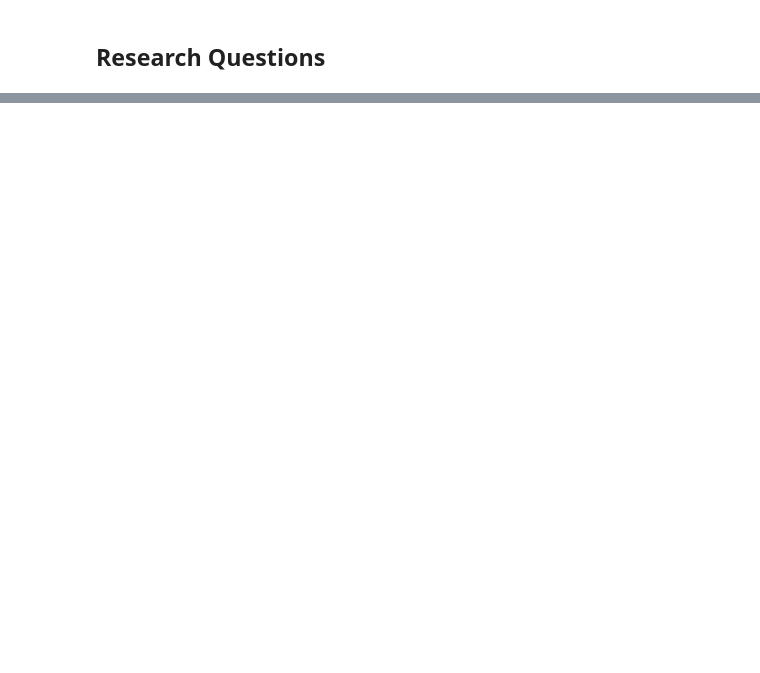
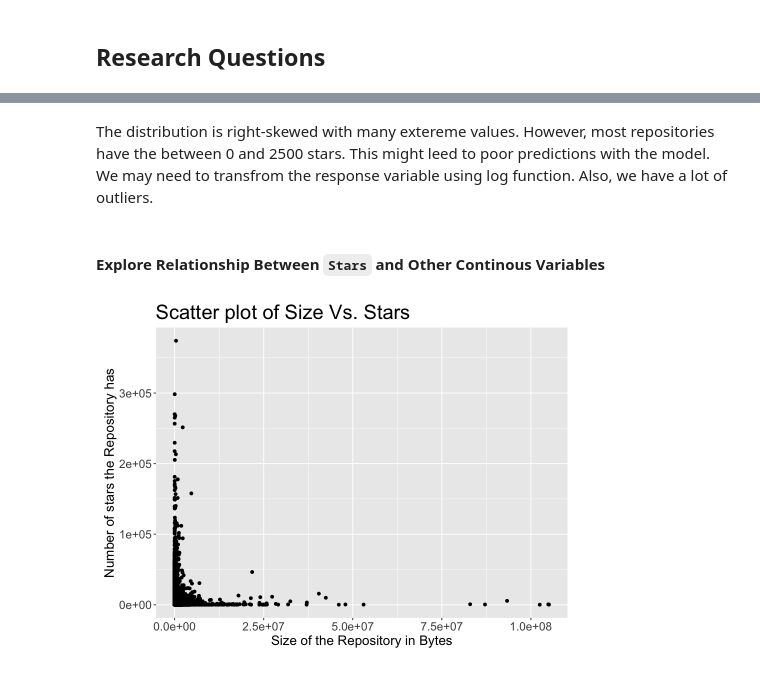
Before and after one commit to loayalabri/GitHubReposAnalysis, a Jupyter notebook: Planning_stage.ipynb, the cells around one changed output, grey strips where cells are left out. Saved outputs shown, nothing was run; the diff lists cells and outputs as text; code cells hidden in the pictures; blank space fills up the shorter version.

```diff
--- a/Planning_stage.ipynb
+++ b/Planning_stage.ipynb
@@ -64,0 +218,20 @@ In this project, we are will investigate the following questions:
+# %% [markdown]
+The distribution is right-skewed with many extereme values. However, most repositories have the between 0 and 2500 stars. This might leed to poor predictions with the model. We may need to transfrom the response variable using log function. Also, we have a lot of outliers.
+# %% [markdown]
+#### Explore Relationship Between `Stars` and Other Continous Variables
+# %%
+size_stars_plot <- git_rep %>%
+    ggplot(aes(x=Size, y = Stars)) +
+    geom_point() +
+    labs(title = "Scatter plot of Size Vs. Stars",
+    x = "Size of the Repository in Bytes",
+    y = "Number of stars the Repository has") +
+    theme(
+    plot.title = element_text(size = 24),
+    axis.title = element_text(size = 16),
+    axis.text = element_text(size = 14),
+    plot.margin = margin(10, 10, 10, 10)
+  )
+size_stars_plot
+# %% [output]
+[figure, added]
```
Also changed, not shown: parts of 42 cells of this notebook, 1 other file.
